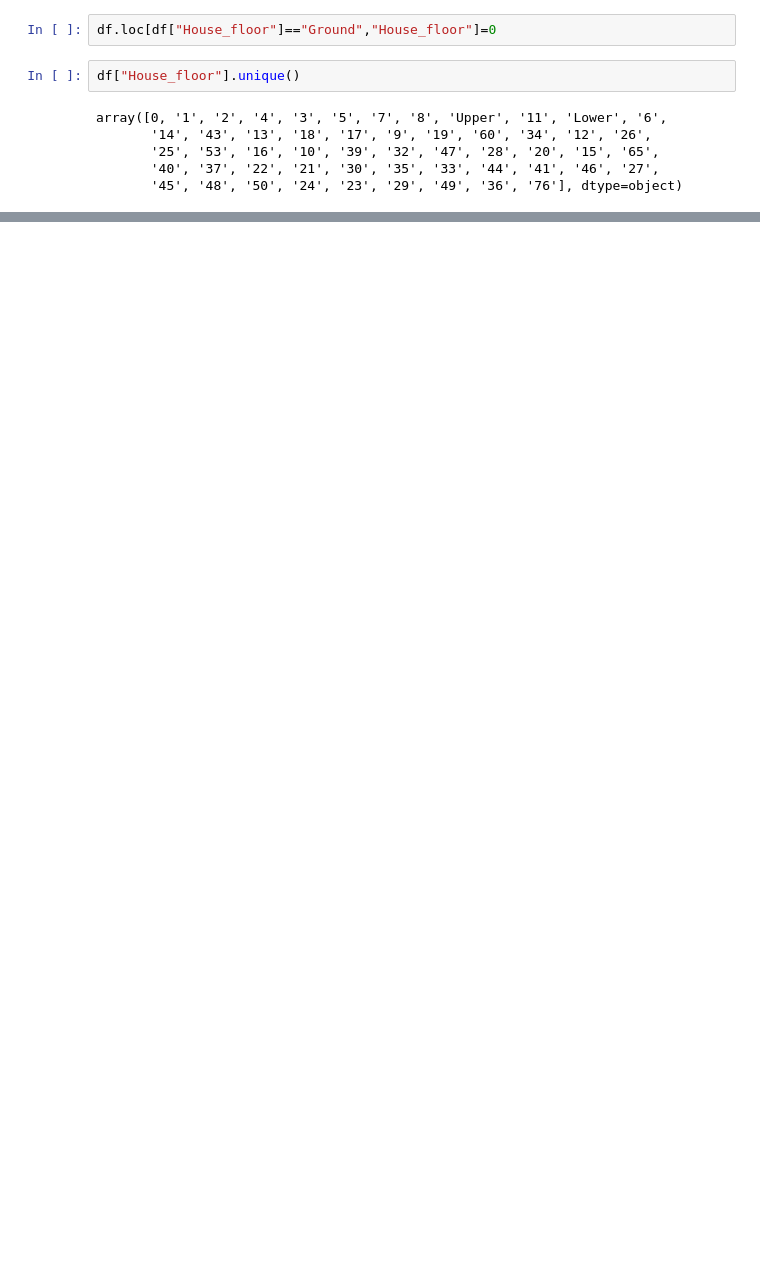
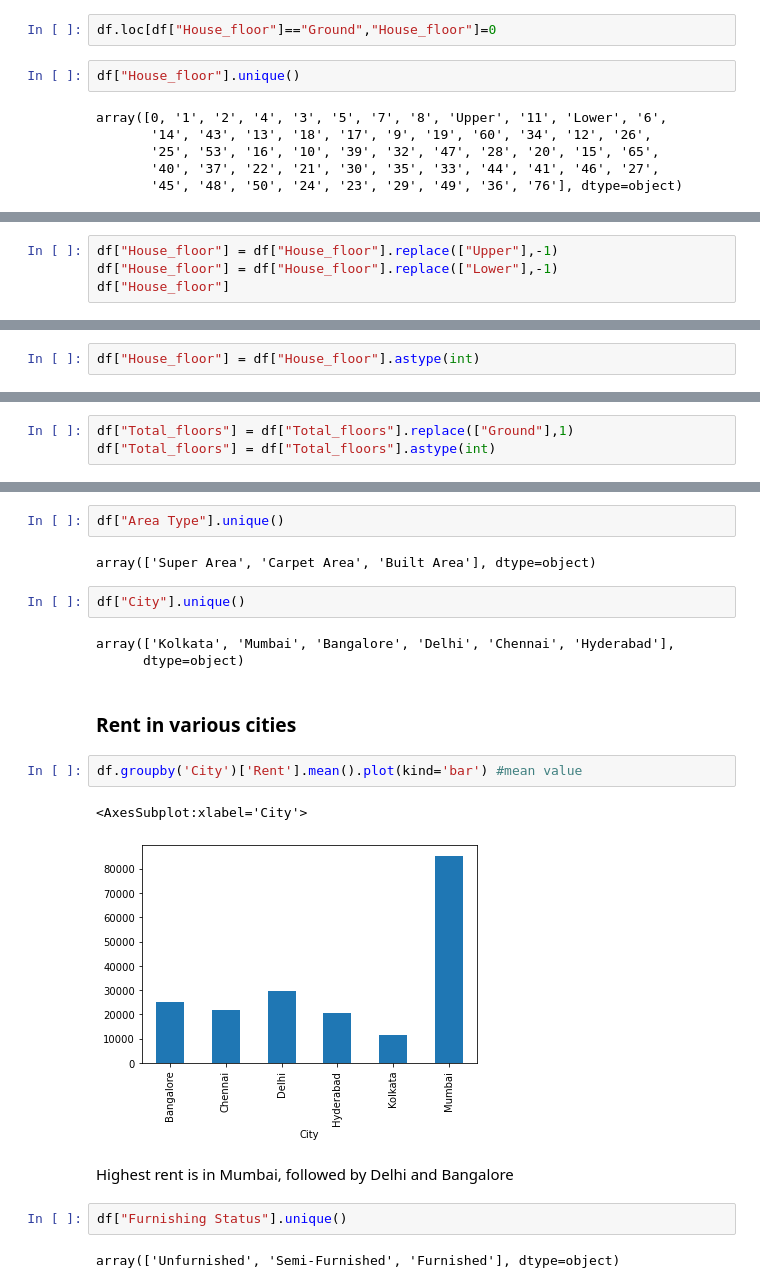
Before and after one commit to andrew-geeks/House-rent-prediction-using-python-and-RFR, a Jupyter notebook: Notebook.ipynb, the cells around one changed output, grey strips where cells are left out. Cells and saved outputs as stored; diff of their text form; blank space fills up the shorter version.

```diff
--- a/Notebook.ipynb
+++ b/Notebook.ipynb
@@ -95,0 +110,4 @@ array([0, '1', '2', '4', '3', '5', '7', '8', 'Upper', '11', 'Lower', '6',
+# %%
+df["House_floor"] = df["House_floor"].replace(["Upper"],-1)
+df["House_floor"] = df["House_floor"].replace(["Lower"],-1)
+df["House_floor"]
@@ -95,0 +127,2 @@ array([0, '1', '2', '4', '3', '5', '7', '8', 'Upper', '11', 'Lower', '6',
+# %%
+df["House_floor"] = df["House_floor"].astype(int)
@@ -95,0 +141,3 @@ array([0, '1', '2', '4', '3', '5', '7', '8', 'Upper', '11', 'Lower', '6',
+# %%
+df["Total_floors"] = df["Total_floors"].replace(["Ground"],1)
+df["Total_floors"] = df["Total_floors"].astype(int)
@@ -95,0 +171,22 @@ array([0, '1', '2', '4', '3', '5', '7', '8', 'Upper', '11', 'Lower', '6',
+# %%
+df["Area Type"].unique()
+# %% [output]
+array(['Super Area', 'Carpet Area', 'Built Area'], dtype=object)
+# %%
+df["City"].unique()
+# %% [output]
+array(['Kolkata', 'Mumbai', 'Bangalore', 'Delhi', 'Chennai', 'Hyderabad'],
+      dtype=object)
+# %% [markdown]
+### Rent in various cities
+# %%
+df.groupby('City')['Rent'].mean().plot(kind='bar') #mean value
+# %% [output]
+<AxesSubplot:xlabel='City'>
+[figure, added]
+# %% [markdown]
+Highest rent is in Mumbai, followed by Delhi and Bangalore
+# %%
+df["Furnishing Status"].unique()
+# %% [output]
+array(['Unfurnished', 'Semi-Furnished', 'Furnished'], dtype=object)
```
Also changed, not shown: parts of 12 cells of this notebook.
